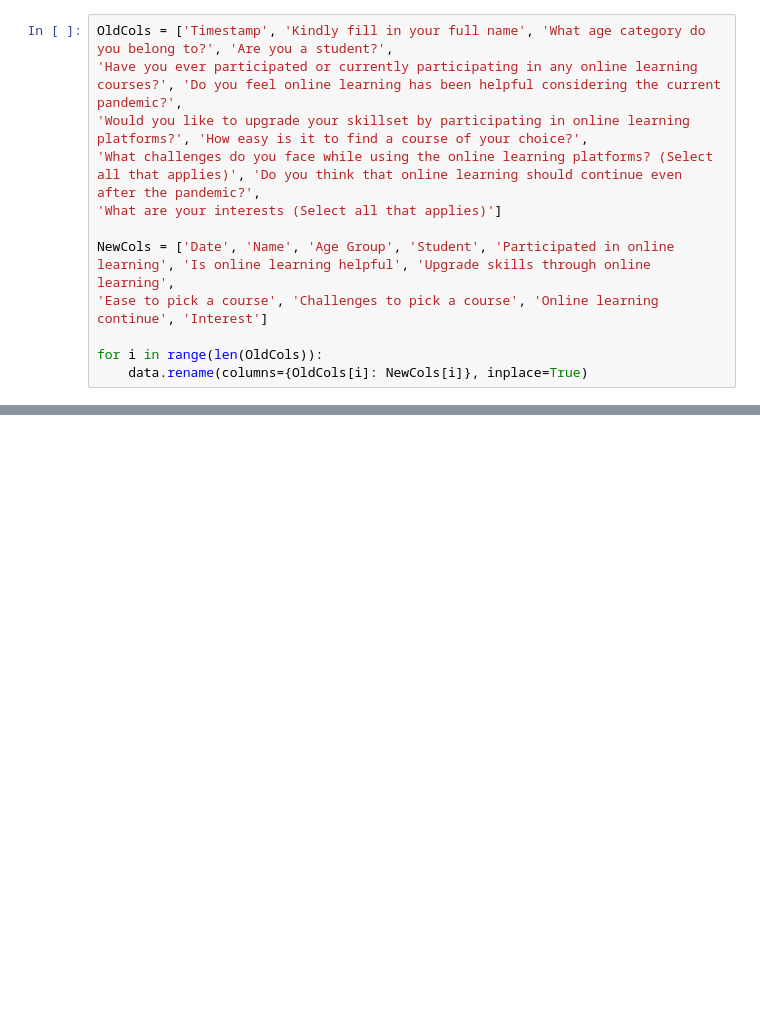
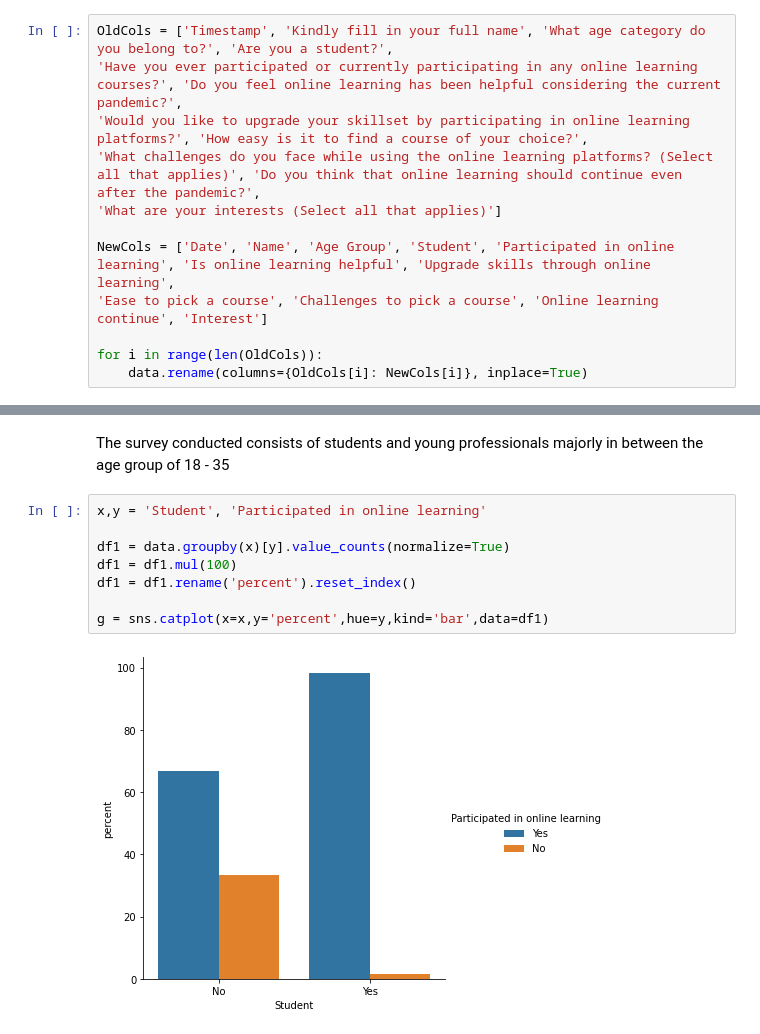
Before and after one commit to ginelledsouza/Student_Course_Segmentation, a Jupyter notebook: Student Segmentation.ipynb, the cells around one changed output, grey strips where cells are left out. Saved outputs shown, nothing was run; the diff lists cells and outputs as text; blank space fills up the shorter version.

```diff
--- a/Student Segmentation.ipynb
+++ b/Student Segmentation.ipynb
@@ -31,0 +48,12 @@ data.head()
+# %% [markdown]
+The survey conducted consists of students and young professionals majorly in between the age group of 18 - 35
+# %%
+x,y = 'Student', 'Participated in online learning'
+
+df1 = data.groupby(x)[y].value_counts(normalize=True)
+df1 = df1.mul(100)
+df1 = df1.rename('percent').reset_index()
+
+g = sns.catplot(x=x,y='percent',hue=y,kind='bar',data=df1)
+# %% [output]
+[figure, added]
```
Also changed, not shown: parts of 6 cells of this notebook.
